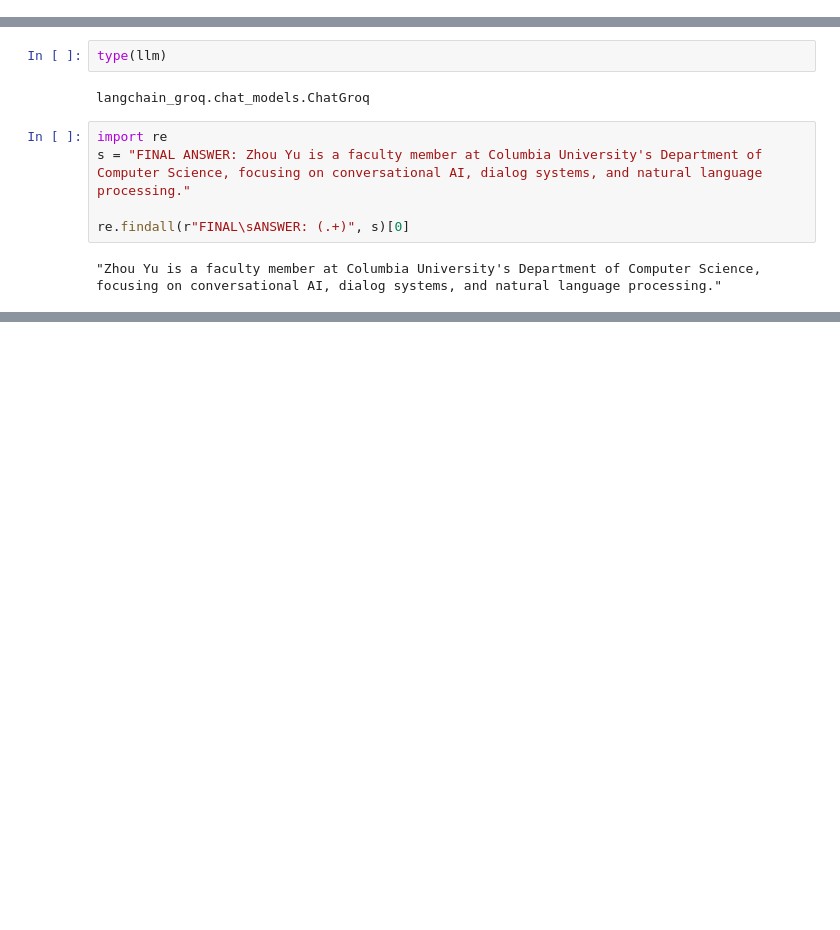
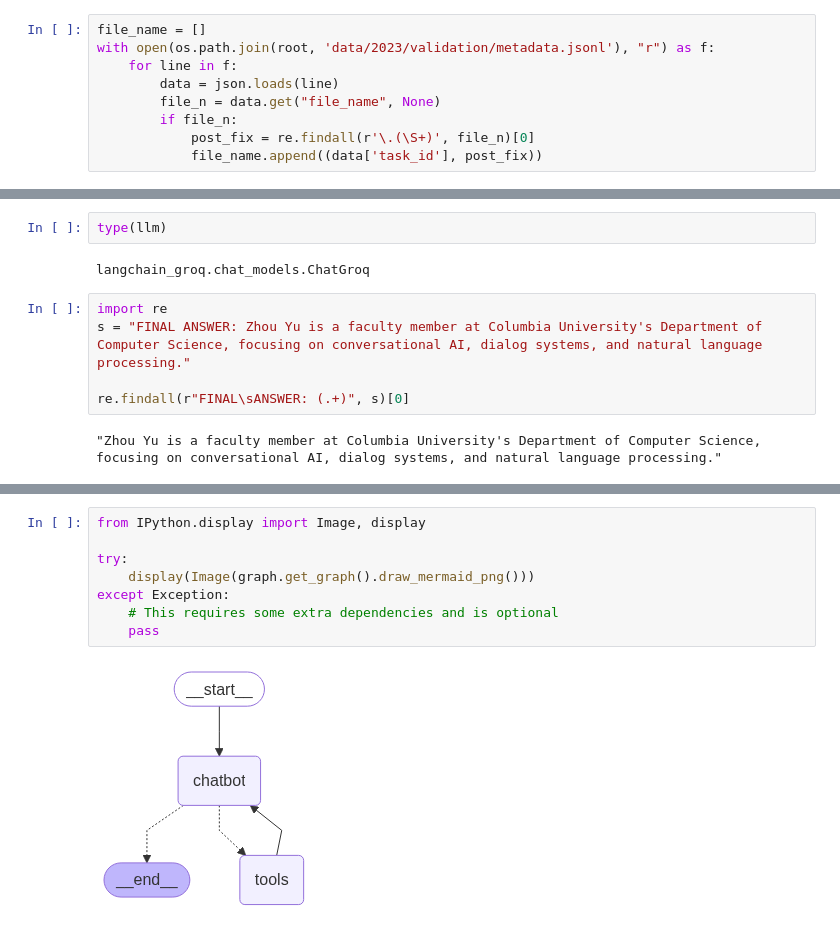
Before and after one commit to Jerryson520/agent, a Jupyter notebook: Explorations/Exploration.ipynb, the cells around one changed output, grey strips where cells are left out. Cells and saved outputs as stored; diff of their text form; blank space fills up the shorter version.

```diff
--- a/Explorations/Exploration.ipynb
+++ b/Explorations/Exploration.ipynb
@@ -20,3 +20,12 @@ df.head()
 | 2 | 04a04a9b-226c-43fd-b319-d5e89743676f | If we assume all articles publish... | 2 | 41 |  | {'Steps': '1. Find how many artic... |
 | 3 | 14569e28-c88c-43e4-8c32-097d35b9a67d | In Unlambda, what exact charcter ... | 2 | backtick |  | {'Steps': '1. Searched "Unlambda ... |
 | 4 | e1fc63a2-da7a-432f-be78-7c4a95598703 | If Eliud Kipchoge could maintain ... | 1 | 17 |  | {'Steps': '1. Googled Eliud Kipch... |
+# %%
+file_name = []
+with open(os.path.join(root, 'data/2023/validation/metadata.jsonl'), "r") as f:
+    for line in f:
+        data = json.loads(line)
+        file_n = data.get("file_name", None)
+        if file_n:
+            post_fix = re.findall(r'\.(\S+)', file_n)[0]
+            file_name.append((data['task_id'], post_fix))
@@ -365,0 +506,10 @@ if "":
+# %%
+from IPython.display import Image, display
+
+try:
+    display(Image(graph.get_graph().draw_mermaid_png()))
+except Exception:
+    # This requires some extra dependencies and is optional
+    pass
+# %% [output]
+[figure, added]
```
Also changed, not shown: parts of 17 cells of this notebook, 8 other files.
